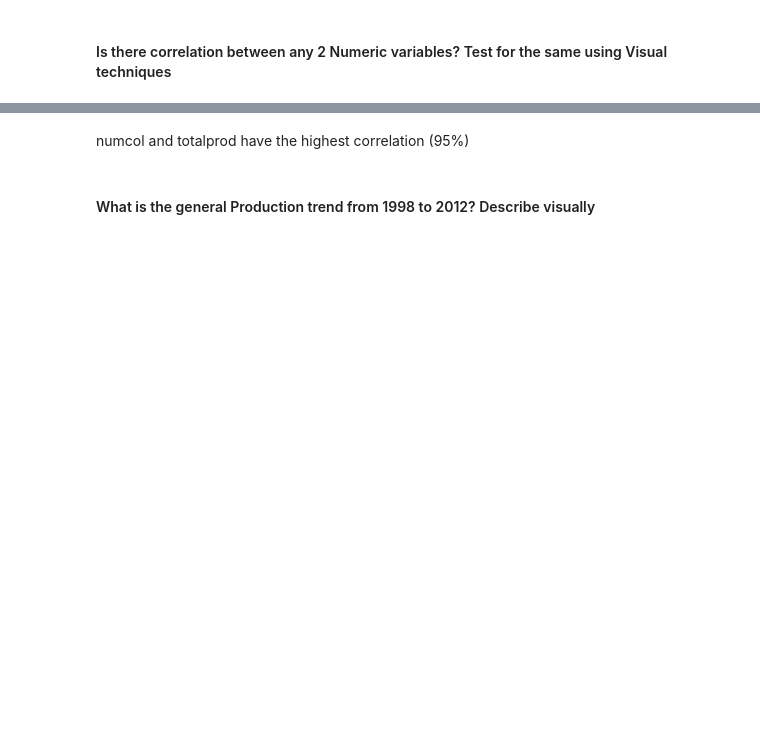
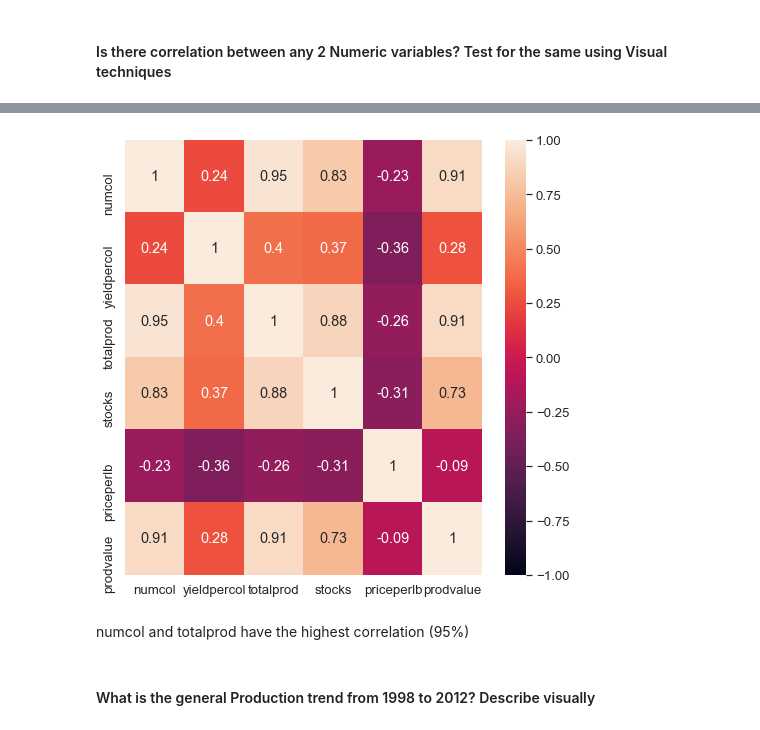
Before and after one commit to nswami6/GreatLearning, a Jupyter notebook: PythonW3/Try-Week3-PDS Student File.ipynb, the cells around one changed output, grey strips where cells are left out. Cells and saved outputs as stored; diff of their text form; code cells hidden in the pictures; blank space fills up the shorter version.

```diff
--- a/PythonW3/Try-Week3-PDS Student File.ipynb
+++ b/PythonW3/Try-Week3-PDS Student File.ipynb
@@ -177,0 +245,3 @@ pd.DataFrame(mydata.groupby("state")["totalprod"].mean().round())
+# %%
+cor=mydata[['numcol','yieldpercol','totalprod','stocks','priceperlb','prodvalue']].corr()
+print(cor)
@@ -178,3 +256,10 @@ pd.DataFrame(mydata.groupby("state")["totalprod"].mean().round())
+# %%
+plt.figure(figsize=(8,8))
+sns.set(font_scale=1.2)
+sns.heatmap(cor,annot=True,vmin=-1,vmax=1)
+plt.show()
+# %% [output]
+[figure, added]
 # %% [markdown]
 numcol and totalprod have the highest correlation (95%)
 # %% [markdown]
```
Also changed, not shown: parts of 31 cells of this notebook, 6 other files.
